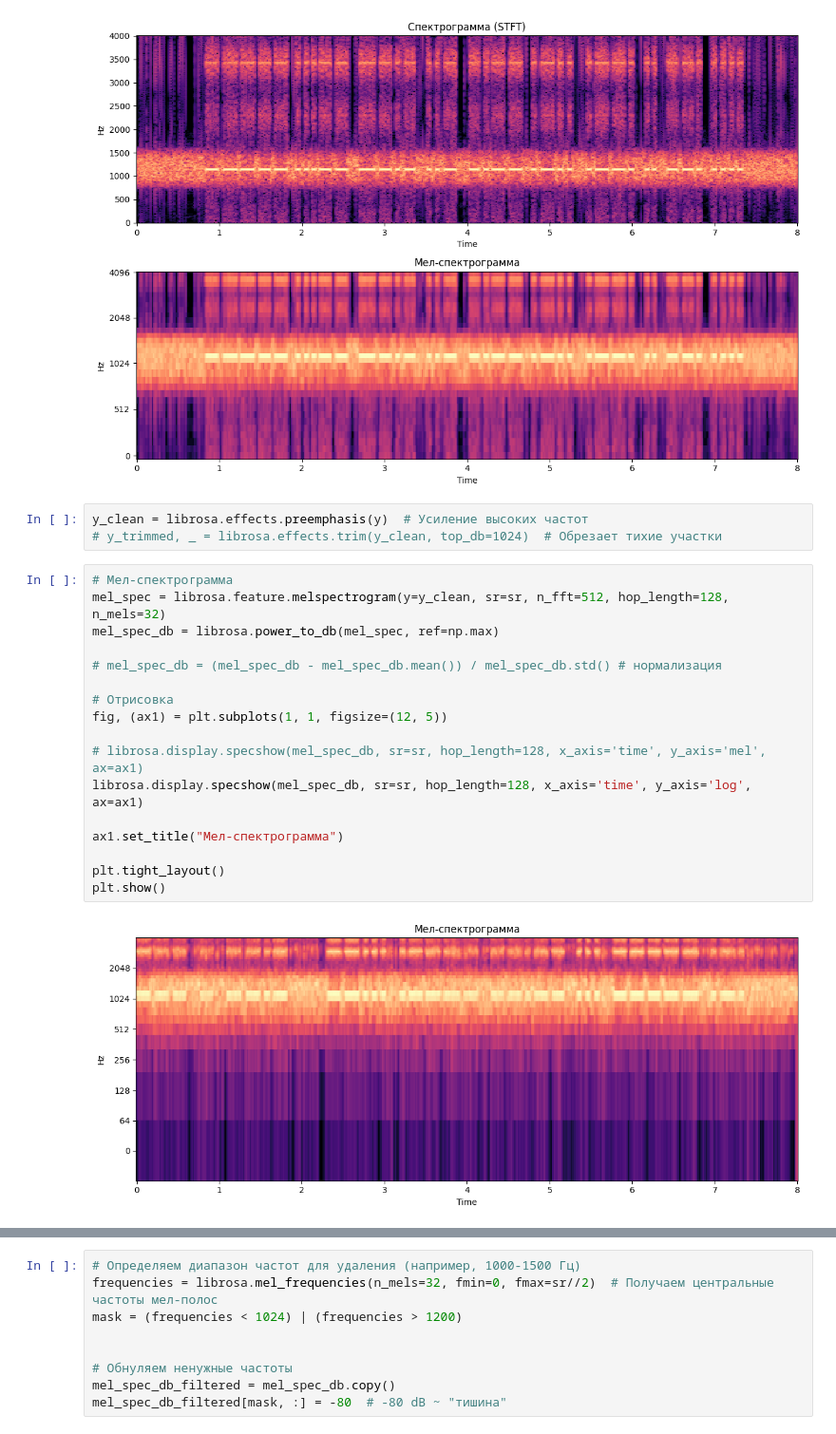
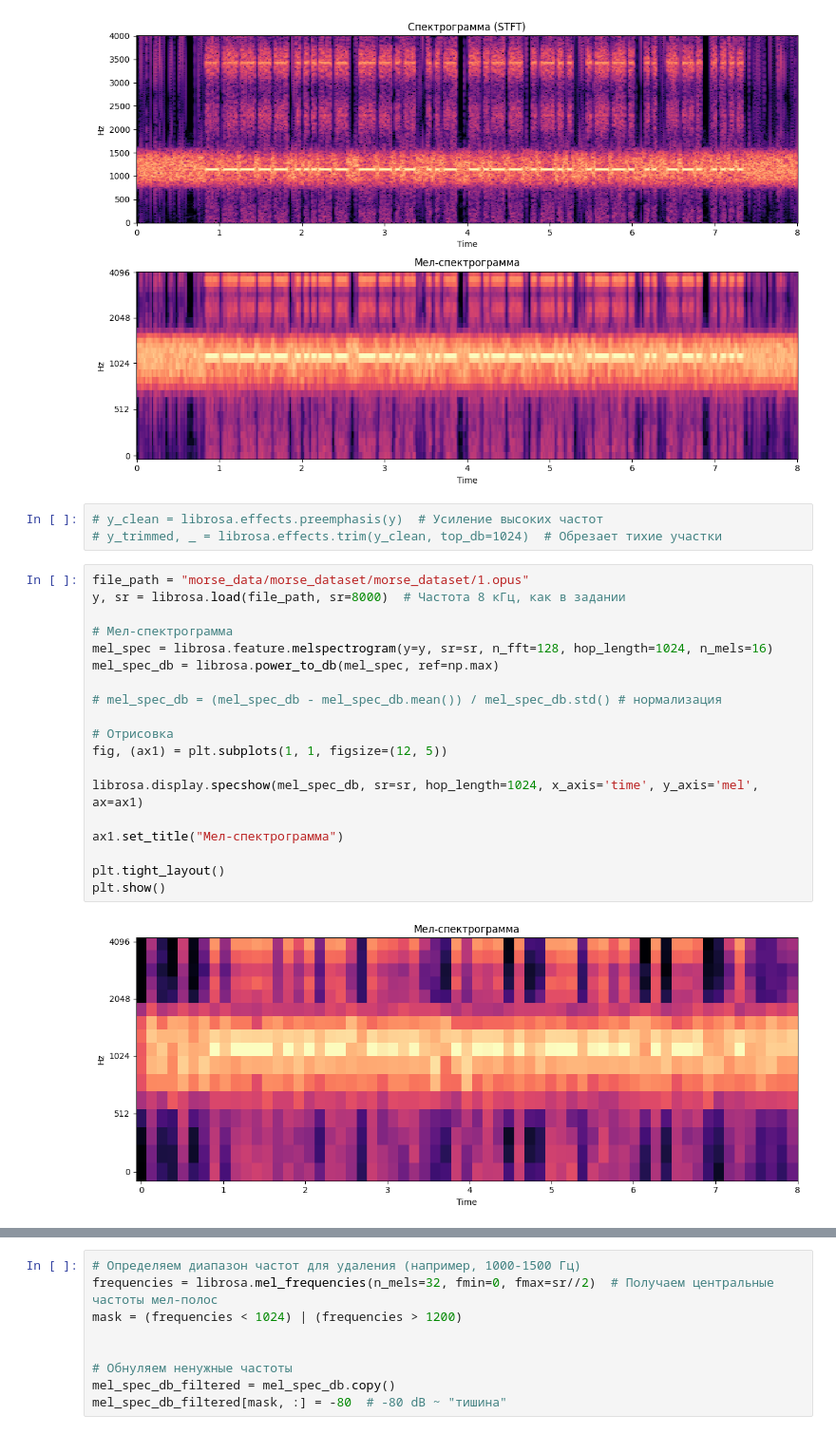
Before and after one commit to skytecat/DL_study, a Jupyter notebook: morse.ipynb, the cells around one changed output, grey strips where cells are left out. Shown: that part at 95% size. Saved outputs shown, nothing was run; the diff lists cells and outputs as text.

Commit message:
change shape for mel_spec_db

```diff
--- a/morse.ipynb
+++ b/morse.ipynb
@@ -178,24 +176,26 @@ plt.show()
 # %% [output]
 [figure]
 # %%
-y_clean = librosa.effects.preemphasis(y)  # Усиление высоких частот
+# y_clean = librosa.effects.preemphasis(y)  # Усиление высоких частот
 # y_trimmed, _ = librosa.effects.trim(y_clean, top_db=1024)  # Обрезает тихие участки
 # %%
+file_path = "morse_data/morse_dataset/morse_dataset/1.opus"
+y, sr = librosa.load(file_path, sr=8000)  # Частота 8 кГц, как в задании
+
 # Мел-спектрограмма
-mel_spec = librosa.feature.melspectrogram(y=y_clean, sr=sr, n_fft=512, hop_length=128, n_mels=32)
+mel_spec = librosa.feature.melspectrogram(y=y, sr=sr, n_fft=128, hop_length=1024, n_mels=16)
 mel_spec_db = librosa.power_to_db(mel_spec, ref=np.max)
 
 # mel_spec_db = (mel_spec_db - mel_spec_db.mean()) / mel_spec_db.std() # нормализация
 
 # Отрисовка
 fig, (ax1) = plt.subplots(1, 1, figsize=(12, 5))
 
-# librosa.display.specshow(mel_spec_db, sr=sr, hop_length=128, x_axis='time', y_axis='mel', ax=ax1)
-librosa.display.specshow(mel_spec_db, sr=sr, hop_length=128, x_axis='time', y_axis='log', ax=ax1)
+librosa.display.specshow(mel_spec_db, sr=sr, hop_length=1024, x_axis='time', y_axis='mel', ax=ax1)
 
 ax1.set_title("Мел-спектрограмма")
 
 plt.tight_layout()
 plt.show()
 # %% [output]
-[figure, old version]
+[figure, new version]
```
Also changed, not shown: parts of 13 cells of this notebook.
